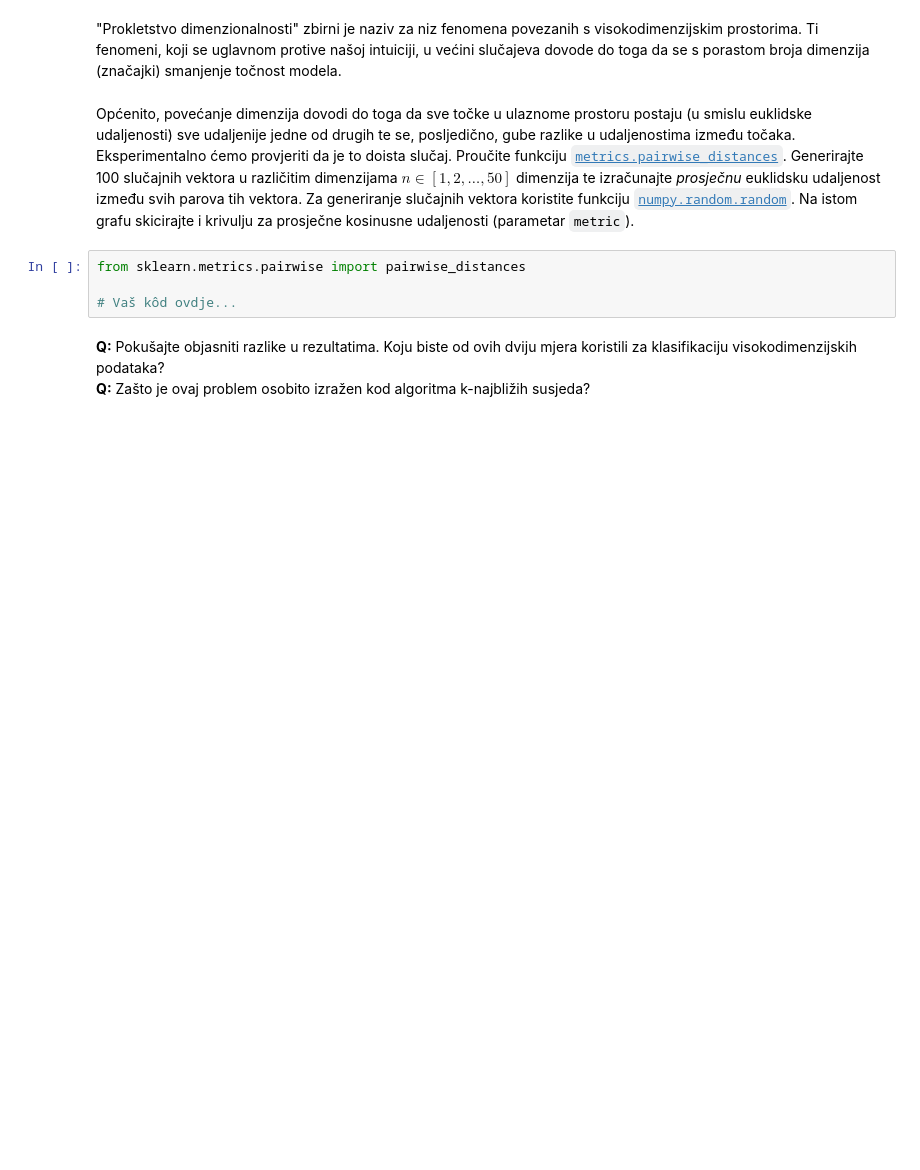
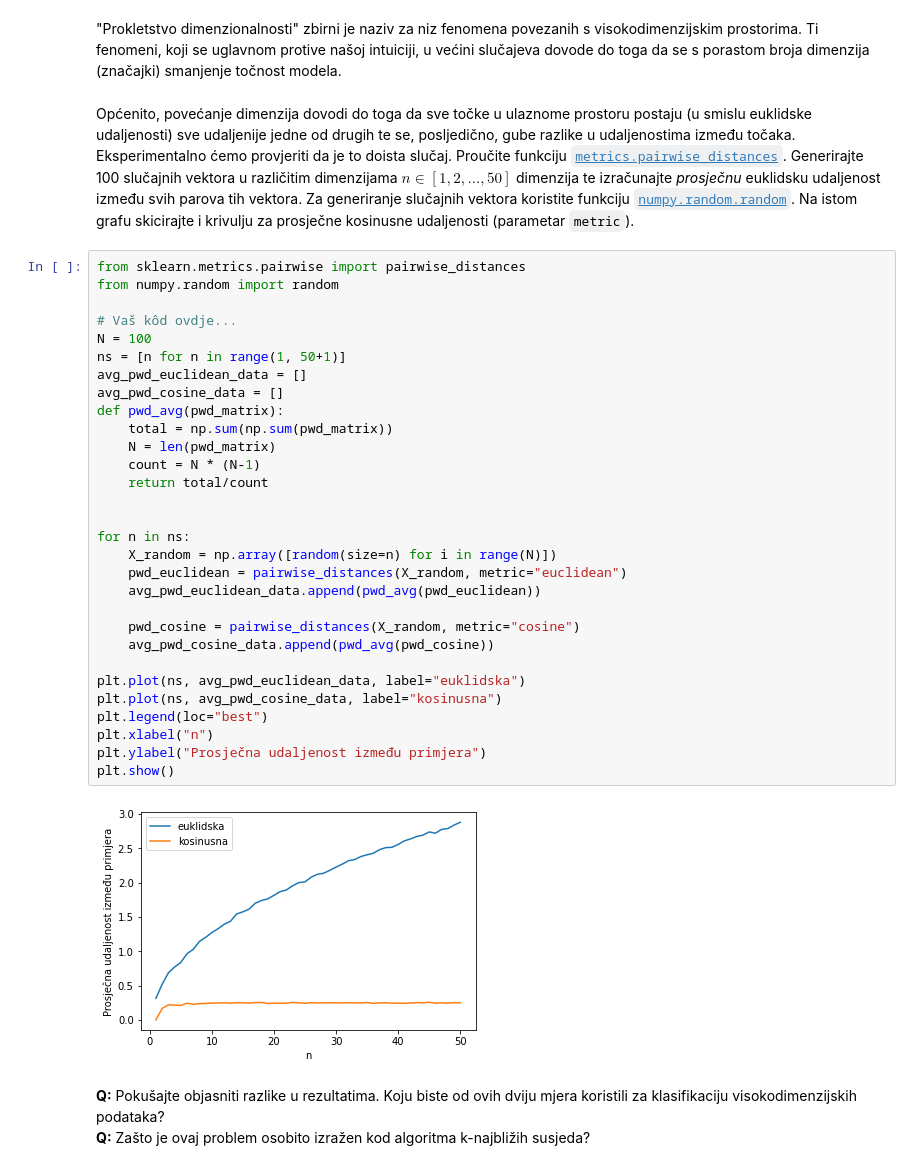
Before and after one commit to tomislavbjelcic/fer-tomislav, a Jupyter notebook: semestar_7/strojno/lab/SU1-2021-11-kNN.ipynb, the cells around one changed output. Saved outputs shown, nothing was run; the diff lists cells and outputs as text; blank space fills up the shorter version.

```diff
--- a/semestar_7/strojno/lab/SU1-2021-11-kNN.ipynb
+++ b/semestar_7/strojno/lab/SU1-2021-11-kNN.ipynb
@@ -216,10 +271,38 @@ Koristite funkciju `mlutils.knn_eval` na dva načina. U oba koristite $N=1000$ p
 "Prokletstvo dimenzionalnosti" zbirni je naziv za niz fenomena povezanih s visokodimenzijskim prostorima. Ti fenomeni, koji se uglavnom protive našoj intuiciji, u većini slučajeva dovode do toga da se s porastom broja dimenzija (značajki) smanjenje točnost modela.
 # %% [markdown]
 Općenito, povećanje dimenzija dovodi do toga da sve točke u ulaznome prostoru postaju (u smislu euklidske udaljenosti) sve udaljenije jedne od drugih te se, posljedično, gube razlike u udaljenostima između točaka. Eksperimentalno ćemo provjeriti da je to doista slučaj. Proučite funkciju [`metrics.pairwise_distances`](http://scikit-learn.org/stable/modules/generated/sklearn.metrics.pairwise_distances.html). Generirajte 100 slučajnih vektora u različitim dimenzijama $n\in[1,2,\ldots,50]$ dimenzija te izračunajte *prosječnu* euklidsku udaljenost između svih parova tih vektora. Za generiranje slučajnih vektora koristite funkciju [`numpy.random.random`](https://numpy.org/doc/stable/reference/random/generated/numpy.random.random.html). Na istom grafu skicirajte i krivulju za prosječne kosinusne udaljenosti (parametar `metric`).
-# %%
-from sklearn.metrics.pairwise import pairwise_distances
-
-# Vaš kôd ovdje...
+# %%
+from sklearn.metrics.pairwise import pairwise_distances
+from numpy.random import random
+
+# Vaš kôd ovdje...
+N = 100
+ns = [n for n in range(1, 50+1)]
+avg_pwd_euclidean_data = []
+avg_pwd_cosine_data = []
+def pwd_avg(pwd_matrix):
+    total = np.sum(np.sum(pwd_matrix))
+    N = len(pwd_matrix)
+    count = N * (N-1)
+    return total/count
+
+
+for n in ns:
+    X_random = np.array([random(size=n) for i in range(N)])
+    pwd_euclidean = pairwise_distances(X_random, metric="euclidean")
+    avg_pwd_euclidean_data.append(pwd_avg(pwd_euclidean))
+
+    pwd_cosine = pairwise_distances(X_random, metric="cosine")
+    avg_pwd_cosine_data.append(pwd_avg(pwd_cosine))
+
+plt.plot(ns, avg_pwd_euclidean_data, label="euklidska")
+plt.plot(ns, avg_pwd_cosine_data, label="kosinusna")
+plt.legend(loc="best")
+plt.xlabel("n")
+plt.ylabel("Prosječna udaljenost između primjera")
+plt.show()
+# %% [output]
+[figure, added]
 # %% [markdown]
 **Q:** Pokušajte objasniti razlike u rezultatima. Koju biste od ovih dviju mjera koristili za klasifikaciju visokodimenzijskih podataka?
 **Q:** Zašto je ovaj problem osobito izražen kod algoritma k-najbližih susjeda?
```
Also changed, not shown: parts of 8 cells of this notebook.
